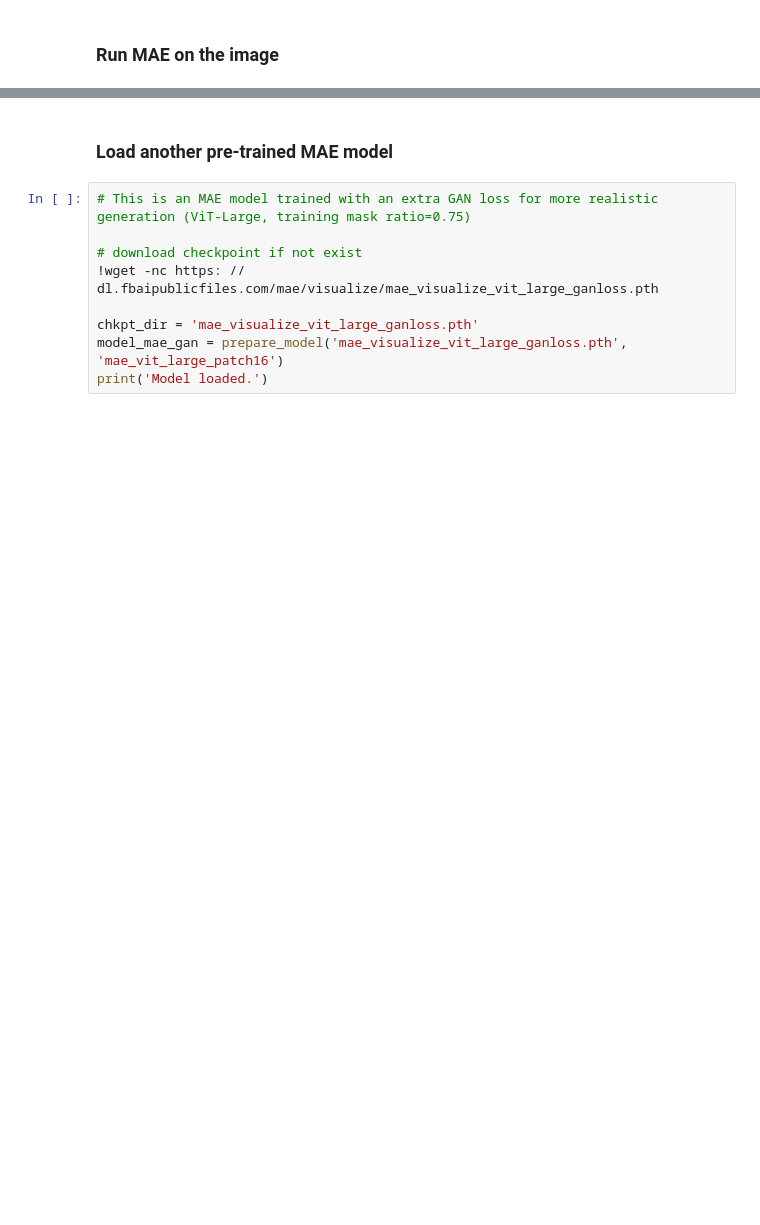
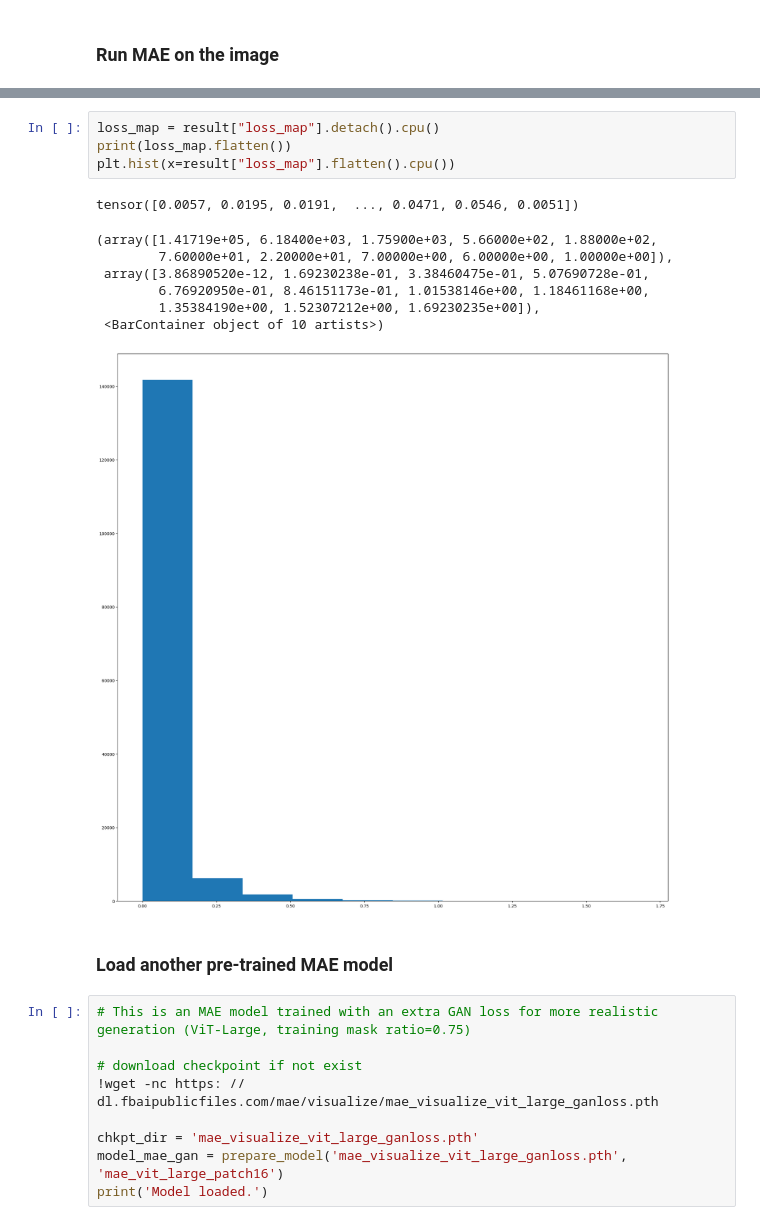
Before and after one commit to LucFrachon/mae-ad, a Jupyter notebook: demo/mae_visualize.ipynb, the cells around one changed output, grey strips where cells are left out. Drawn from its saved outputs; the diff is of its cells as text; blank space fills up the shorter version.

```diff
--- a/demo/mae_visualize.ipynb
+++ b/demo/mae_visualize.ipynb
@@ -160,3 +182,16 @@ NameError: name 'model_mae' is not defined
+# %%
+loss_map = result["loss_map"].detach().cpu()
+print(loss_map.flatten())
+plt.hist(x=result["loss_map"].flatten().cpu())
+# %% [output]
+tensor([0.0057, 0.0195, 0.0191,  ..., 0.0471, 0.0546, 0.0051])
+(array([1.41719e+05, 6.18400e+03, 1.75900e+03, 5.66000e+02, 1.88000e+02,
+        7.60000e+01, 2.20000e+01, 7.00000e+00, 6.00000e+00, 1.00000e+00]),
+ array([3.86890520e-12, 1.69230238e-01, 3.38460475e-01, 5.07690728e-01,
+        6.76920950e-01, 8.46151173e-01, 1.01538146e+00, 1.18461168e+00,
+        1.35384190e+00, 1.52307212e+00, 1.69230235e+00]),
+ <BarContainer object of 10 artists>)
+[figure, added]
 # %% [markdown]
 ### Load another pre-trained MAE model
 # %%
```
Also changed, not shown: parts of 10 cells of this notebook, 8 other files.
